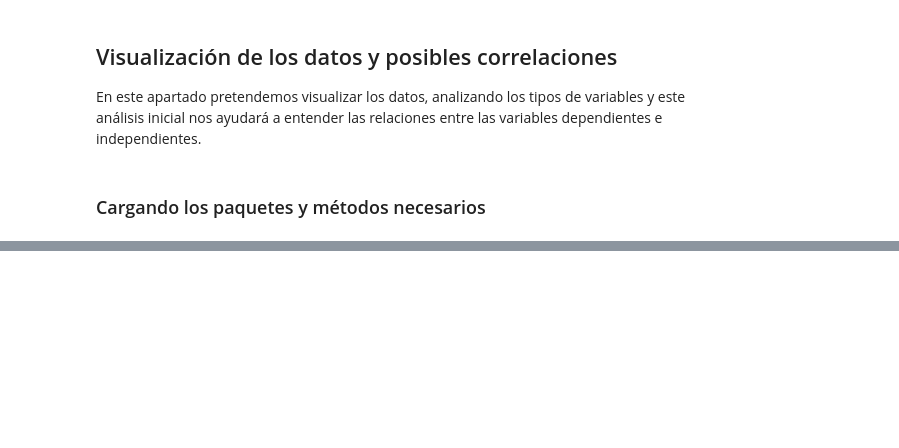
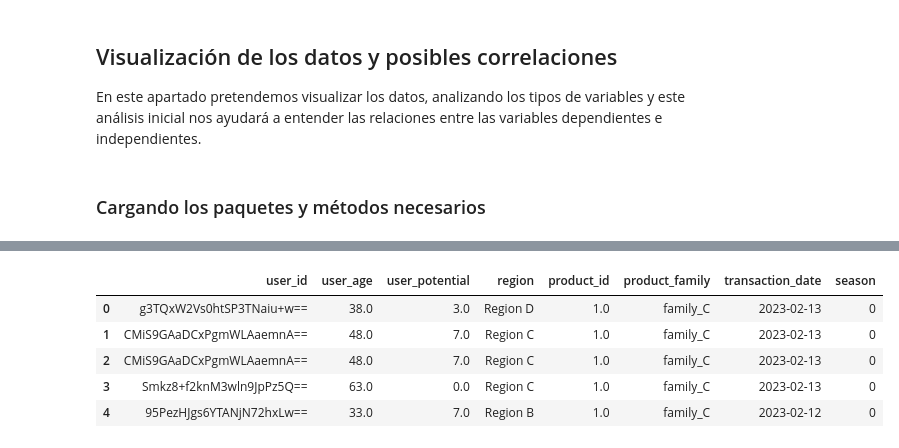
Before and after one commit to joseilberto/isdin_ds_challenge, a Jupyter notebook: isdin_challenge.ipynb, the cells around one changed output, grey strips where cells are left out. Cells and saved outputs as stored; diff of their text form; code cells hidden in the pictures; blank space fills up the shorter version.

```diff
--- a/isdin_challenge.ipynb
+++ b/isdin_challenge.ipynb
@@ -22,0 +48,11 @@ ModuleNotFoundError: No module named 'pkg_resources'
+# %%
+filepath = join(".", "data", "sales_data.csv")
+data, labelled_df = read_csv_data(filepath)
+data.head()
+# %% [output]
+|  | user_id | user_age | user_potential | region | product_id | product_family | transaction_date | season |
+| 0 | g3TQxW2Vs0htSP3TNaiu+w== | 38.0 | 3.0 | Region D | 1.0 | family_C | 2023-02-13 | 0 |
+| 1 | CMiS9GAaDCxPgmWLAaemnA== | 48.0 | 7.0 | Region C | 1.0 | family_C | 2023-02-13 | 0 |
+| 2 | CMiS9GAaDCxPgmWLAaemnA== | 48.0 | 7.0 | Region C | 1.0 | family_C | 2023-02-13 | 0 |
+| 3 | Smkz8+f2knM3wln9JpPz5Q== | 63.0 | 0.0 | Region C | 1.0 | family_C | 2023-02-13 | 0 |
+| 4 | 95PezHJgs6YTANjN72hxLw== | 33.0 | 7.0 | Region B | 1.0 | family_C | 2023-02-12 | 0 |
```
Also changed, not shown: parts of 23 cells of this notebook.
